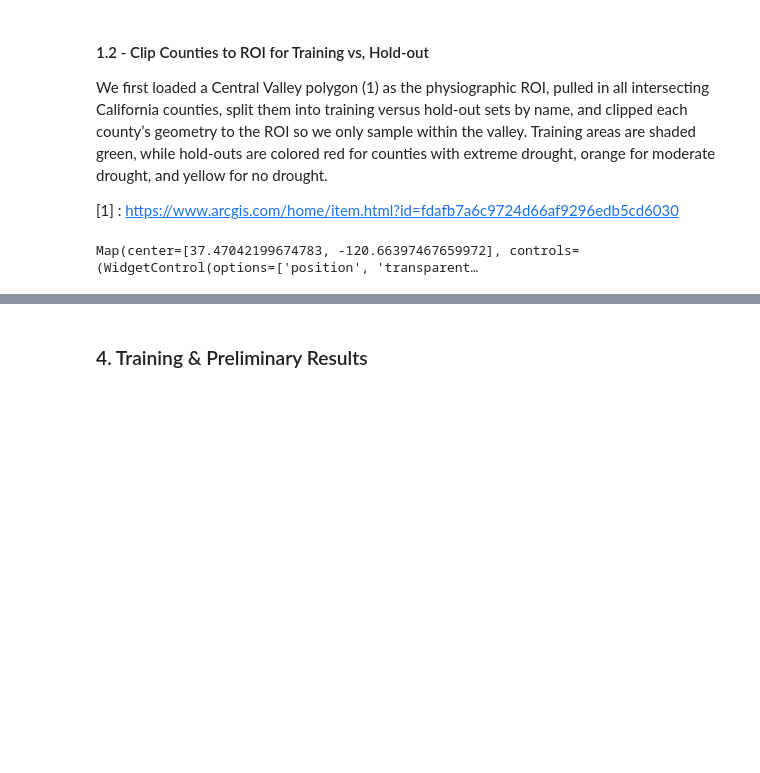
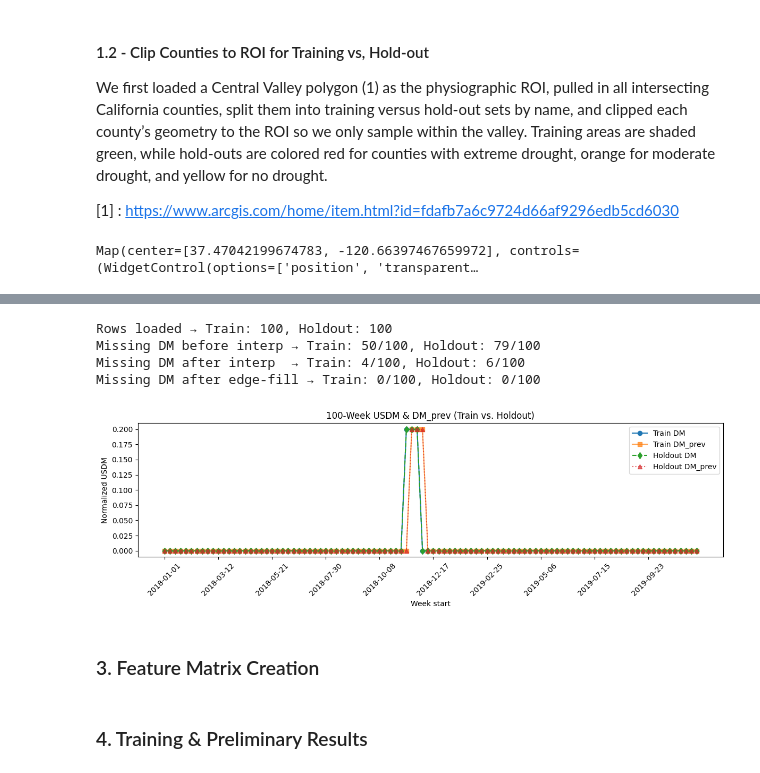
Before and after one commit to toribiodiego/ECE-471-A-Remote-Sensing, a Jupyter notebook: Final_Project/Final_Project.ipynb, the cells around one changed output, grey strips where cells are left out. Cells and saved outputs as stored; diff of their text form; code cells hidden in the pictures; blank space fills up the shorter version.

```diff
--- a/Final_Project/Final_Project.ipynb
+++ b/Final_Project/Final_Project.ipynb
@@ -494,3 +1012,83 @@ Sequence shapes → X: (87, 8, 10) Y: (87, 4, 1)
+# %%
+ASSET_DIR = 'projects/toribiodiego-ece471/assets/features'
+TRAIN_ASSET = f'{ASSET_DIR}/test_USDM_train_point'
+HOLD_ASSET  = f'{ASSET_DIR}/test_USDM_holdout_point'
+
+# ── Helper to pull an EE table into a DataFrame ───────────────
+def fc_to_df(asset, props):
+    fc    = ee.FeatureCollection(asset)
+    feats = fc.getInfo().get('features', [])
+    recs  = []
+    for f in feats:
+        p = f.get('properties', {})
+        if 'date' in p:
+            row = {'date': p['date']}
+            for prop in props:
+                row[prop] = p.get(prop, None)
+            recs.append(row)
+    df = pd.DataFrame(recs)
+    df['date'] = pd.to_datetime(df['date'])
+    return df.sort_values('date').reset_index(drop=True)
+
+# Load both tables
+df_train = fc_to_df(TRAIN_ASSET, ['DM','DM_prev'])
+df_hold  = fc_to_df(HOLD_ASSET,  ['DM','DM_prev'])
+print(f"Rows loaded → Train: {len(df_train)}, Holdout: {len(df_hold)}")
+
+# Replace sentinel -1 with NaN
+df_train[['DM','DM_prev']] = df_train[['DM','DM_prev']].replace(-1, np.nan)
+df_hold [['DM','DM_prev']] = df_hold [['DM','DM_prev']].replace(-1, np.nan)
+
+# Count missing BEFORE interp
+miss_train1 = df_train['DM'].isna().sum()
+miss_hold1  = df_hold ['DM'].isna().sum()
+print(f"Missing DM before interp → Train: {miss_train1}/{len(df_train)}, Holdout: {miss_hold1}/{len(df_hold)}")
+
+# Interpolate (time‐aware)
+df_train_i = df_train.set_index('date').interpolate(method='time').reset_index()
+df_hold_i  = df_hold .set_index('date').interpolate(method='time').reset_index()
+
+# Count missing AFTER interp
+miss_train2 = df_train_i['DM'].isna().sum()
+miss_hold2  = df_hold_i ['DM'].isna().sum()
+print(f"Missing DM after interp  → Train: {miss_train2}/{len(df_train_i)}, Holdout: {miss_hold2}/{len(df_hold_i)}")
+
+# Edge‐fill remaining NaNs (forward then backward fill)
+df_train_f = df_train_i.copy()
+df_train_f[['DM','DM_prev']] = df_train_f[['DM','DM_prev']].ffill().bfill()
+df_hold_f  = df_hold_i .copy()
+df_hold_f [['DM','DM_prev']] = df_hold_f [['DM','DM_prev']].ffill().bfill()
+
+# Count missing AFTER edge‐fill
+miss_train3 = df_train_f['DM'].isna().sum()
+miss_hold3  = df_hold_f ['DM'].isna().sum()
+print(f"Missing DM after edge‐fill → Train: {miss_train3}/{len(df_train_f)}, Holdout: {miss_hold3}/{len(df_hold_f)}")
+
+# ── Plot ──────────────────────────────────────────────────────
+plt.figure(figsize=(12, 4))
+plt.plot(df_train_f['date'], df_train_f['DM'],      '-o', label='Train DM')
+plt.plot(df_train_f['date'], df_train_f['DM_prev'], '-s', label='Train DM_prev', alpha=0.7)
+plt.plot(df_hold_f ['date'], df_hold_f ['DM'],      '--d', label='Holdout DM')
+plt.plot(df_hold_f ['date'], df_hold_f ['DM_prev'], ':^', label='Holdout DM_prev', alpha=0.7)
+
+# x‑ticks every 10 weeks
+ticks = df_train_f['date'].iloc[::10]
+plt.xticks(ticks, ticks.dt.strftime('%Y-%m-%d'), rotation=45)
+
+plt.xlabel('Week start')
+plt.ylabel('Normalized USDM')
+plt.title('100‑Week USDM & DM_prev (Train vs. Holdout)')
+plt.legend()
+plt.tight_layout()
+plt.show()
+# %% [output]
+Rows loaded → Train: 100, Holdout: 100
+Missing DM before interp → Train: 50/100, Holdout: 79/100
+Missing DM after interp  → Train: 4/100, Holdout: 6/100
+Missing DM after edge‐fill → Train: 0/100, Holdout: 0/100
+[figure, added]
+# %% [markdown]
+### 3. Feature Matrix Creation
 # %% [markdown]
 ### 4. Training & Preliminary Results
 # %% [markdown]
```
Also changed, not shown: parts of 51 cells of this notebook.
